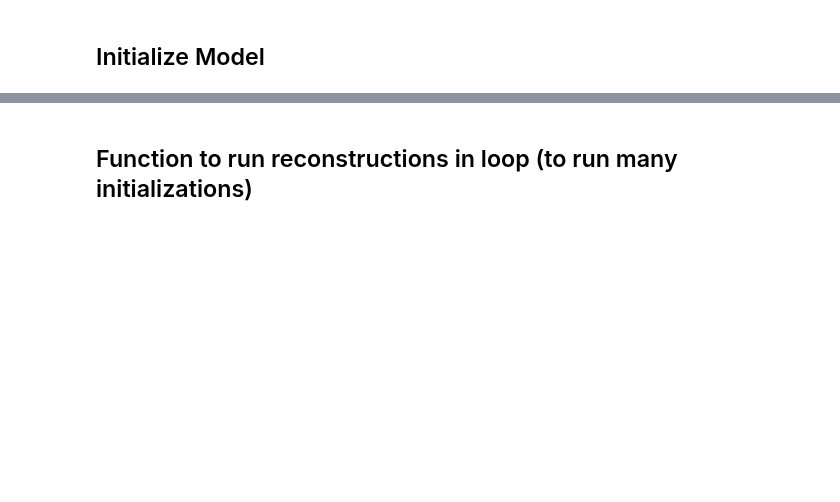
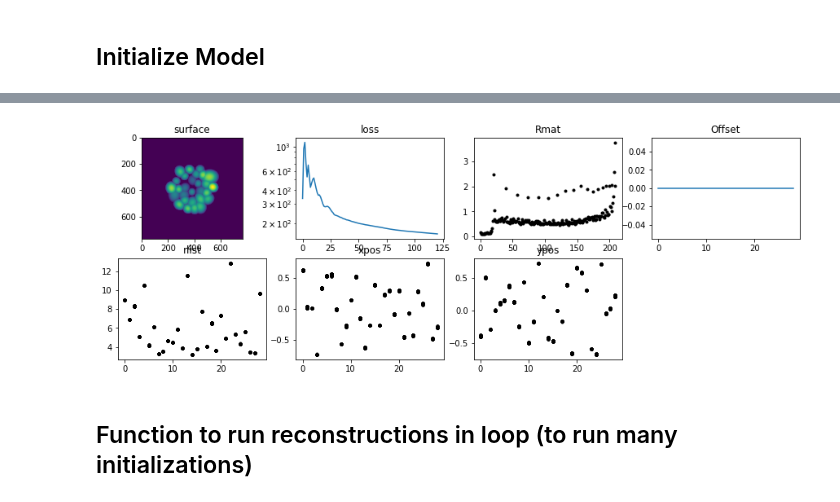
Before and after one commit to antipa/Randoscope_dev, a Jupyter notebook: RandoscopeXCorrMinTF-RadiusLearning.ipynb, the cells around one changed output, grey strips where cells are left out. Cells and saved outputs as stored; diff of their text form; code cells hidden in the pictures; blank space fills up the shorter version.

```diff
--- a/RandoscopeXCorrMinTF-RadiusLearning.ipynb
+++ b/RandoscopeXCorrMinTF-RadiusLearning.ipynb
@@ -177,25 +219,26 @@ def re_init_model(model_in):
     model_in.rlist.assign(rinit)
     model_in.zernlist.assign(zerninit)
 
+# Moved losses to utilities file
 #have tf do everything for us
-def loss (model, inputs):
-    Rmat = model(inputs)
-    return tf.reduce_sum(tf.square(Rmat)), Rmat
+#def loss (model, inputs):
+#    Rmat = model(inputs)
+#    return tf.reduce_sum(tf.square(Rmat)), Rmat
 
-def loss_sum(model, inputs):
-    Rmat = model(inputs)
-    return tf.reduce_sum(Rmat), Rmat
+#def loss_sum(model, inputs):
+#    Rmat = model(inputs)
+#    return tf.reduce_sum(Rmat), Rmat
 
-def loss_inf(model, inputs):
-    Rmat = model(inputs)
-    return tf.reduce_max(Rmat), Rmat
+#def loss_inf(model, inputs):
+#    Rmat = model(inputs)
+#    return tf.reduce_max(Rmat), Rmat
 
-def loss_mixed(model, inputs):
-    # max of off diags, sum of diags
-    Rmat = model(inputs)
-    diag_vec = Rmat[0:model.Nz]
-    off_diag = Rmat[model.Nz+1:-1]
-    return tf.reduce_sum(tf.abs(diag_vec)) + tf.reduce_max(off_diag), Rmat
+#def loss_mixed(model, inputs):
+#   # max of off diags, sum of diags
+#    Rmat = model(inputs)
+#    diag_vec = Rmat[0:model.Nz]
+#    off_diag = Rmat[model.Nz+1:-1]
+#    return tf.reduce_sum(tf.abs(diag_vec)) + tf.reduce_max(off_diag), Rmat
 
 def gradient (model, myloss, inputs):
     with tf.GradientTape() as tape:
@@ -253,16 +296,16 @@ def constrain_distances(model, new_xpos, new_ypos, grads):
 re_init_model(model)
 # %%
 # Options:
-step_size = 1e-9   #1e-8 works well for l2
+step_size = 1e-3   #1e-8 works well for l2
 use_averaged_gradient = False  # True: uses averaged gradient, False: uses single gradient
 optimizer_type = 'gd'           # options: 'gd': normal gradient descent, 'nesterov': nesterov acceleration
 num_iterations = 500
-num_batches = 4
-randomize_z = True   #If true, randomize zlist each epoch. If false, leave original order.
+num_batches = 1
+randomize_z = False   #If true, randomize zlist each epoch. If false, leave original order.
 
-optimizer=tf.train.GradientDescentOptimizer(learning_rate=step_size)
-#optimizer = tf.train.AdamOptimizer(learning_rate=step_size)
-optimizer=tf.train.MomentumOptimizer(learning_rate=step_size,momentum= 0.9, use_nesterov = True)
+#optimizer=tf.train.GradientDescentOptimizer(learning_rate=step_size)
+optimizer = tf.train.AdamOptimizer(learning_rate=step_size)
+#optimizer=tf.train.MomentumOptimizer(learning_rate=step_size,momentum= 0.9, use_nesterov = True)
 fig=plt.figure(figsize=(15,5))
 losslist=[]
 rmean=[]
@@ -371,30 +414,32 @@ for i in range(num_iterations):
         plt.plot(model.xpos.numpy(),'k.'); #plt.colorbar()
         plt.title('xpos')
 
         plt.subplot(2,4,7)
         #plt.cla()
         plt.plot(model.ypos.numpy(),'k.'); #plt.colorbar()
         plt.title('ypos')
         #pl = plt.plot(model.rlist.numpy(),'k.')
         #plt.title('radii')
 
 #         plt.subplot(1,5,5)
 #         plt.cla()
 #         plt.plot(grad[-1][:,0].numpy())
 #        # plt.plot(grad[-1][:,1].numpy())
 #         #plt.plot(grad[-1][:,2].numpy())
 #        # plt.plot(grad[-1][:,3].numpy())
 #        # plt.plot(grad[-1][:,4].numpy())
 #         plt.legend(('0', '1', '2', '3', '4'))
 
 
 #         display.display(plt.gcf())
 #         display.clear_output(wait=True)
         pl.clear()
         display.display(plt.gcf())
         display.clear_output(wait=True)
 #     pl.remove?
 
 
 
 #cbar = fig.colorbar(rshow)
+# %% [output]
+[figure, added]
```
Also changed, not shown: parts of 13 cells of this notebook, 2 other files.
